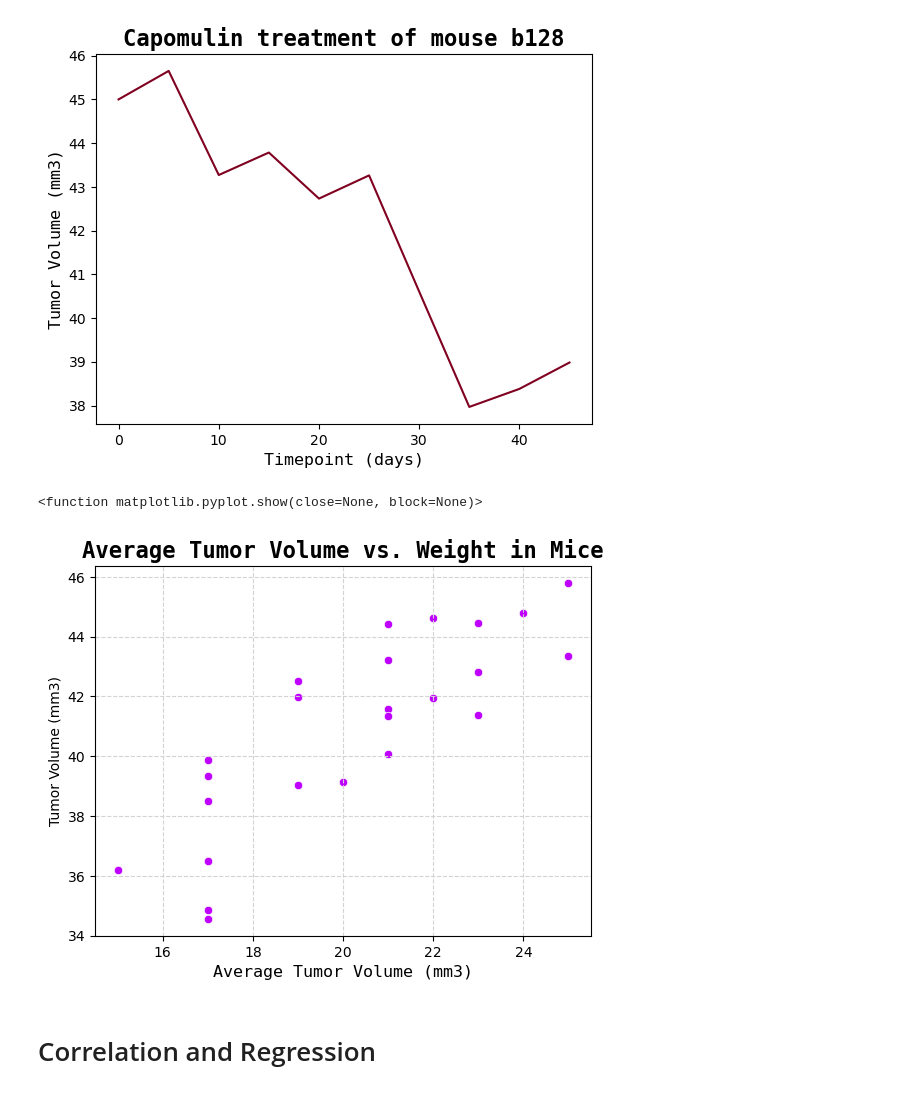
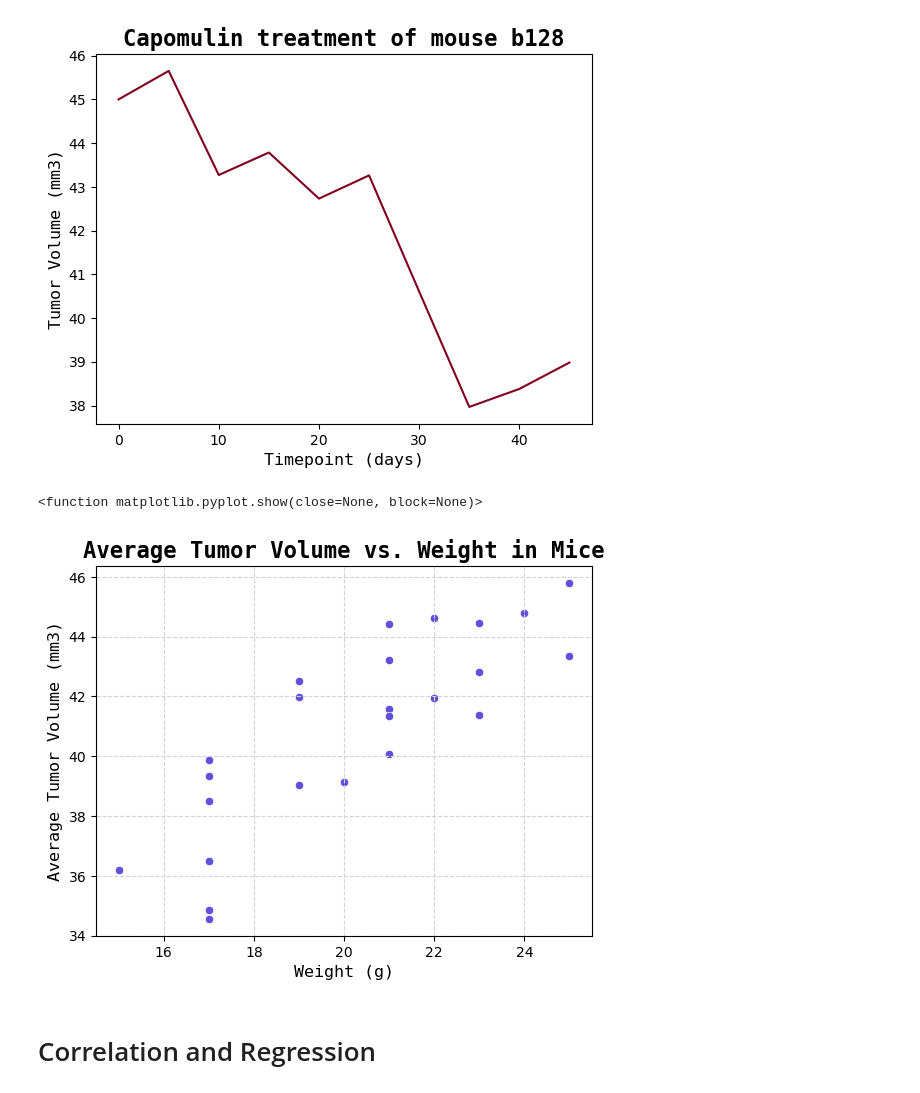
Before and after one commit to martabaker/ds_module_5_data_viz, a Jupyter notebook: Starter Code/Pymaceuticals/Pymaceuticals Inc..ipynb, the cells around one changed output. Drawn from its saved outputs; the diff is of its cells as text; code cells hidden in the pictures.

```diff
--- a/Starter Code/Pymaceuticals/Pymaceuticals Inc..ipynb
+++ b/Starter Code/Pymaceuticals/Pymaceuticals Inc..ipynb
@@ -369,25 +370,25 @@ plt.show
 # %%
 # Generate a scatter plot of mouse weight vs. the average observed tumor volume for the entire Capomulin regimen
 # Seaborn;
 # Step 1: Get the Data
 x = df_cap.groupby("Mouse ID")["Weight (g)"].unique().astype("int64") # Mouse Weight (.unique() results in object, so needs to be cast to an int)
 y = df_cap.groupby("Mouse ID")["Tumor Volume (mm3)"].mean() # Average Tumor Volume
 
 # Step 2: Create the plot
-sns.scatterplot(x=x, y=y, color="#BF00FF")
+sns.scatterplot(x=x, y=y, color="#6050DC")
 
 # Step 3: Customize
 plt.title("Average Tumor Volume vs. Weight in Mice", fontsize=16, fontfamily="monospace", fontweight="bold")
 plt.xlabel("Weight (g)", fontsize=12, fontfamily="monospace")
-plt.xlabel("Average Tumor Volume (mm3)", fontsize=12, fontfamily="monospace")
+plt.ylabel("Average Tumor Volume (mm3)", fontsize=12, fontfamily="monospace")
 
 plt.grid(color="lightgray", linestyle="--")
 
 # Step 4: Show and Save
 plt.show
 # %% [output]
 <function matplotlib.pyplot.show(close=None, block=None)>
-[figure, old version]
+[figure, new version]
 # %% [markdown]
 # Correlation and Regression
 # %%
```
Also changed, not shown: parts of 4 cells of this notebook.
